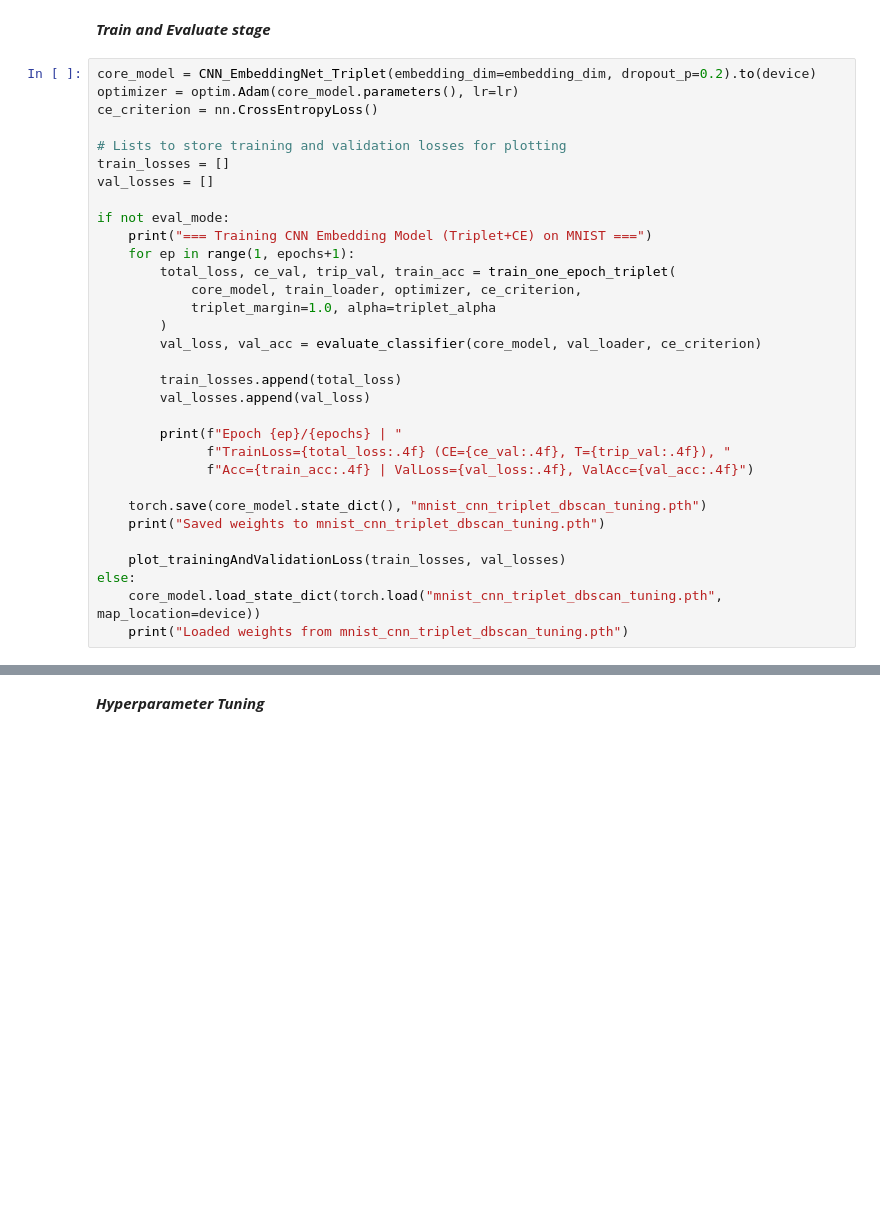
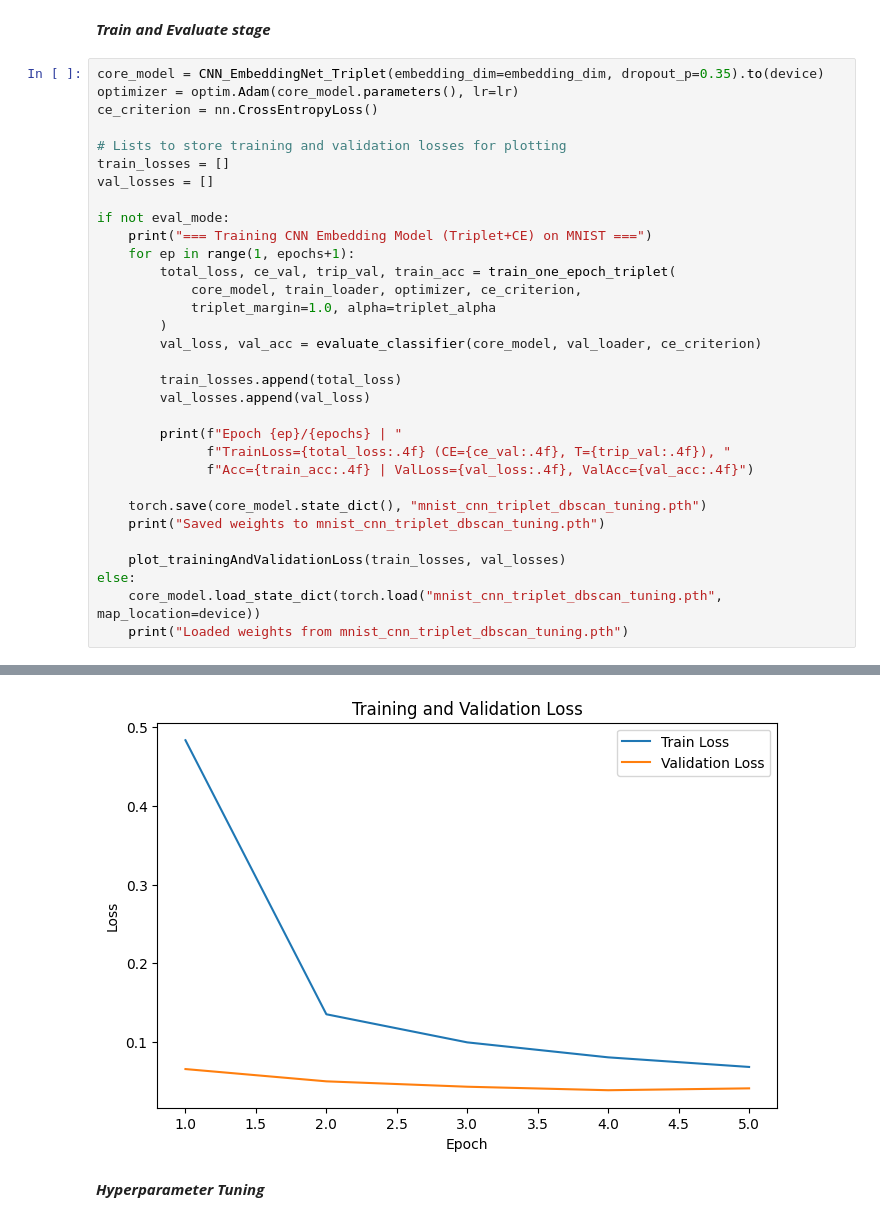
Before and after one commit to Omerba31/Deep, a Jupyter notebook: final_project_O.2.ipynb, the cells around one changed output, grey strips where cells are left out. Drawn from its saved outputs; the diff is of its cells as text; blank space fills up the shorter version.

```diff
--- a/final_project_O.2.ipynb
+++ b/final_project_O.2.ipynb
@@ -458,7 +458,7 @@ def plot_trainingAndValidationLoss(train_losses, val_losses):
 # %% [markdown]
 ***Train and Evaluate stage***
 # %%
-core_model = CNN_EmbeddingNet_Triplet(embedding_dim=embedding_dim, dropout_p=0.2).to(device)
+core_model = CNN_EmbeddingNet_Triplet(embedding_dim=embedding_dim, dropout_p=0.35).to(device)
 optimizer = optim.Adam(core_model.parameters(), lr=lr)
 ce_criterion = nn.CrossEntropyLoss()
 
@@ -494,3 +500,4 @@ else:
+[figure, added]
 # %% [markdown]
 ***Hyperparameter Tuning***
 # %%
```
Also changed, not shown: parts of 6 cells of this notebook.
